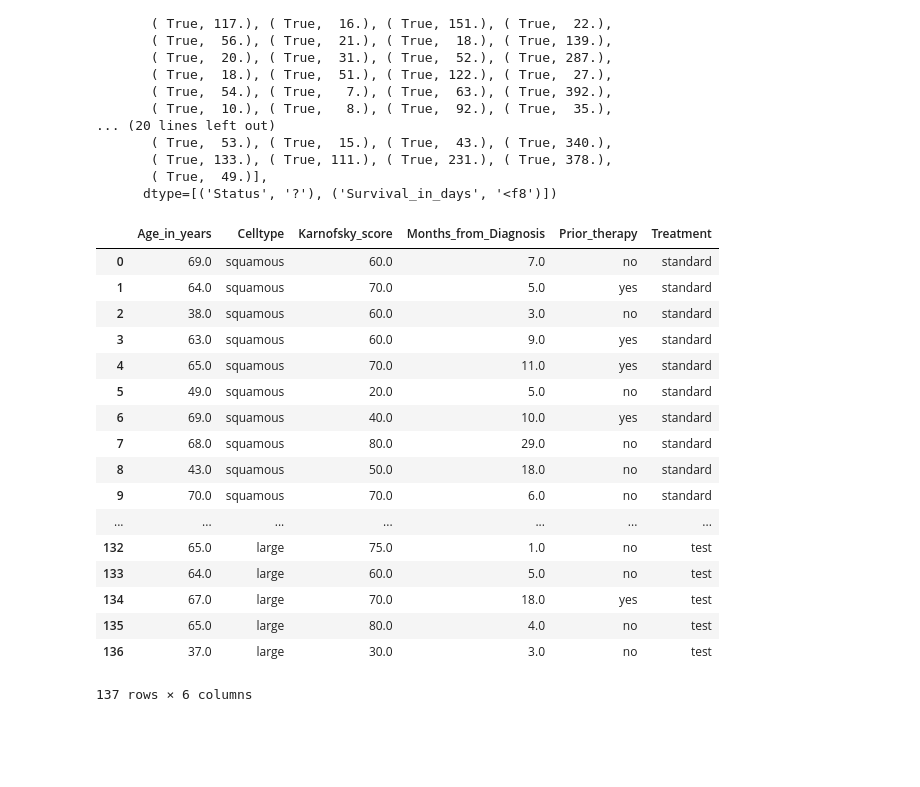
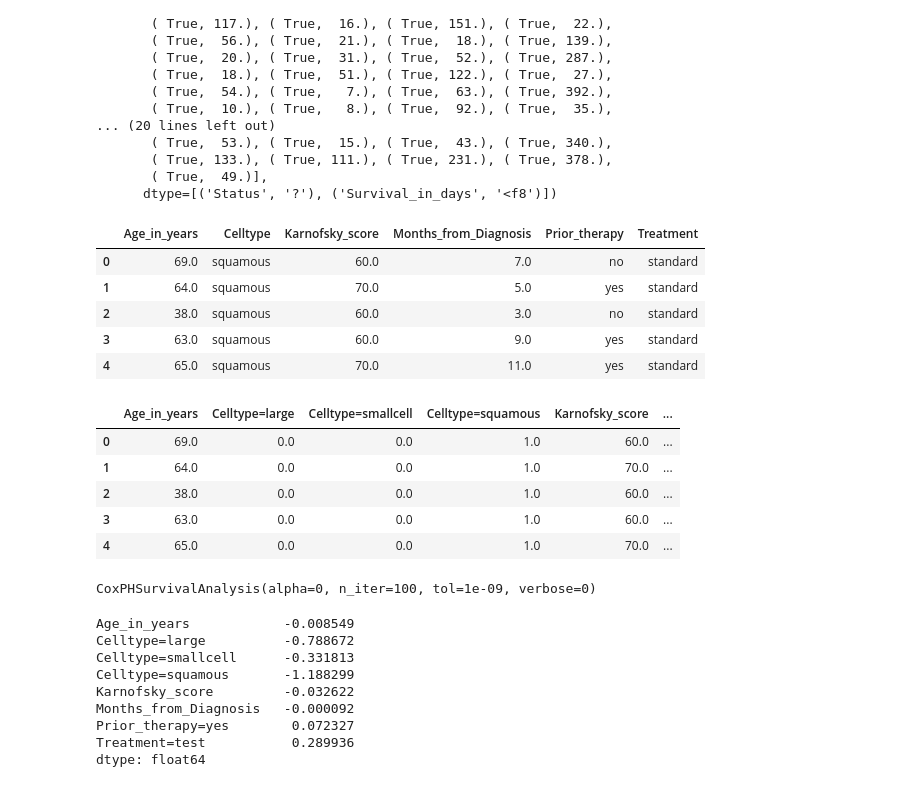
Before and after one commit to rozanecm/7506_tp2_1c2019, a Jupyter notebook: notebooks/Untitled1.ipynb, the cells around one changed output. Saved outputs shown, nothing was run; the diff lists cells and outputs as text; code cells hidden in the pictures; blank space fills up the shorter version.

```diff
--- a/notebooks/Untitled1.ipynb
+++ b/notebooks/Untitled1.ipynb
@@ -22,23 +24,42 @@ array([( True,  72.), ( True, 411.), ( True, 228.), ( True, 126.),
        ( True,  49.)],
       dtype=[('Status', '?'), ('Survival_in_days', '<f8')])
 # %%
-data_x
+data_x.head()
 # %% [output]
 |  | Age_in_years | Celltype | Karnofsky_score | Months_from_Diagnosis | Prior_therapy | Treatment |
 | 0 | 69.0 | squamous | 60.0 | 7.0 | no | standard |
 | 1 | 64.0 | squamous | 70.0 | 5.0 | yes | standard |
 | 2 | 38.0 | squamous | 60.0 | 3.0 | no | standard |
 | 3 | 63.0 | squamous | 60.0 | 9.0 | yes | standard |
 | 4 | 65.0 | squamous | 70.0 | 11.0 | yes | standard |
-| 5 | 49.0 | squamous | 20.0 | 5.0 | no | standard |
-| 6 | 69.0 | squamous | 40.0 | 10.0 | yes | standard |
-| 7 | 68.0 | squamous | 80.0 | 29.0 | no | standard |
-| 8 | 43.0 | squamous | 50.0 | 18.0 | no | standard |
-| 9 | 70.0 | squamous | 70.0 | 6.0 | no | standard |
-| ... | ... | ... | ... | ... | ... | ... |
-| 132 | 65.0 | large | 75.0 | 1.0 | no | test |
-| 133 | 64.0 | large | 60.0 | 5.0 | no | test |
-| 134 | 67.0 | large | 70.0 | 18.0 | yes | test |
-| 135 | 65.0 | large | 80.0 | 4.0 | no | test |
-| 136 | 37.0 | large | 30.0 | 3.0 | no | test |
-137 rows × 6 columns
+# %%
+from sksurv.preprocessing import OneHotEncoder
+
+data_x_numeric = OneHotEncoder().fit_transform(data_x)
+data_x_numeric.head()
+# %% [output]
+|  | Age_in_years | Celltype=large | Celltype=smallcell | Celltype=squamous | Karnofsky_score | ... |
+| 0 | 69.0 | 0.0 | 0.0 | 1.0 | 60.0 | ... |
+| 1 | 64.0 | 0.0 | 0.0 | 1.0 | 70.0 | ... |
+| 2 | 38.0 | 0.0 | 0.0 | 1.0 | 60.0 | ... |
+| 3 | 63.0 | 0.0 | 0.0 | 1.0 | 60.0 | ... |
+| 4 | 65.0 | 0.0 | 0.0 | 1.0 | 70.0 | ... |
+# %%
+from sksurv.linear_model import CoxPHSurvivalAnalysis
+
+estimator = CoxPHSurvivalAnalysis()
+estimator.fit(data_x_numeric, data_y)
+# %% [output]
+CoxPHSurvivalAnalysis(alpha=0, n_iter=100, tol=1e-09, verbose=0)
+# %%
+pd.Series(estimator.coef_, index=data_x_numeric.columns)
+# %% [output]
+Age_in_years            -0.008549
+Celltype=large          -0.788672
+Celltype=smallcell      -0.331813
+Celltype=squamous       -1.188299
+Karnofsky_score         -0.032622
+Months_from_Diagnosis   -0.000092
+Prior_therapy=yes        0.072327
+Treatment=test           0.289936
+dtype: float64
```
Also changed, not shown: parts of 1 cell of this notebook, 1 other file.
